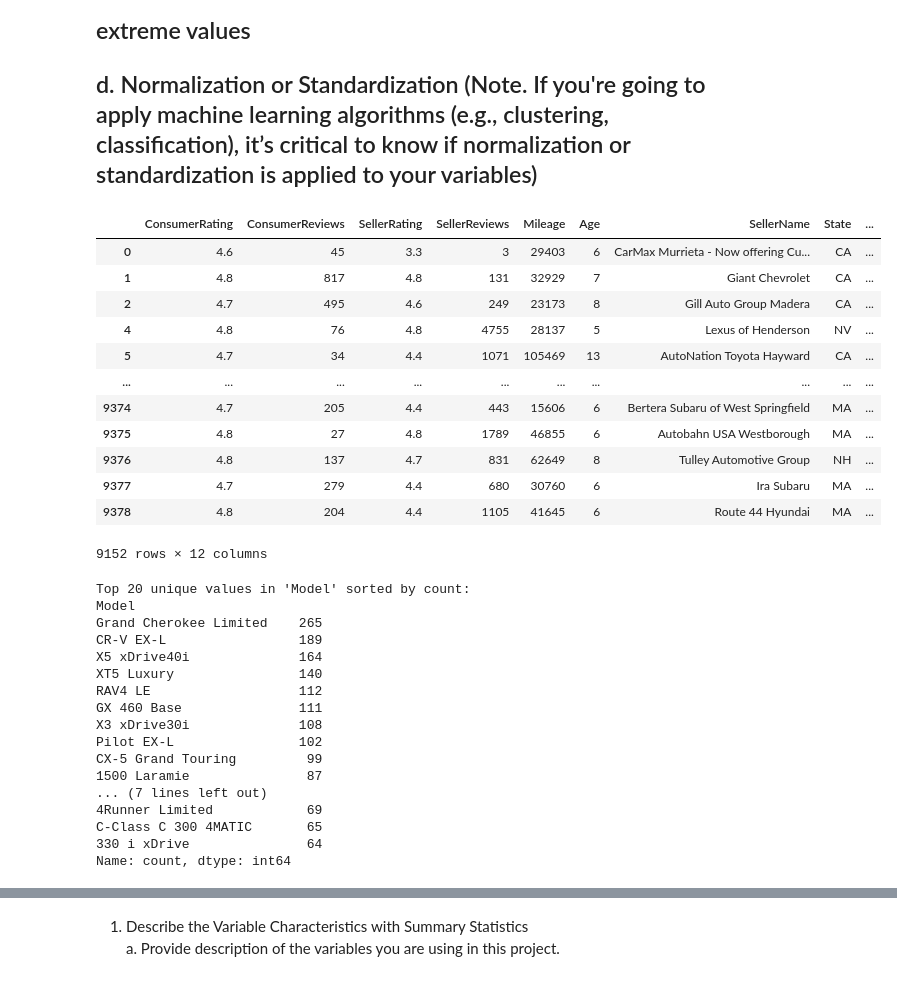
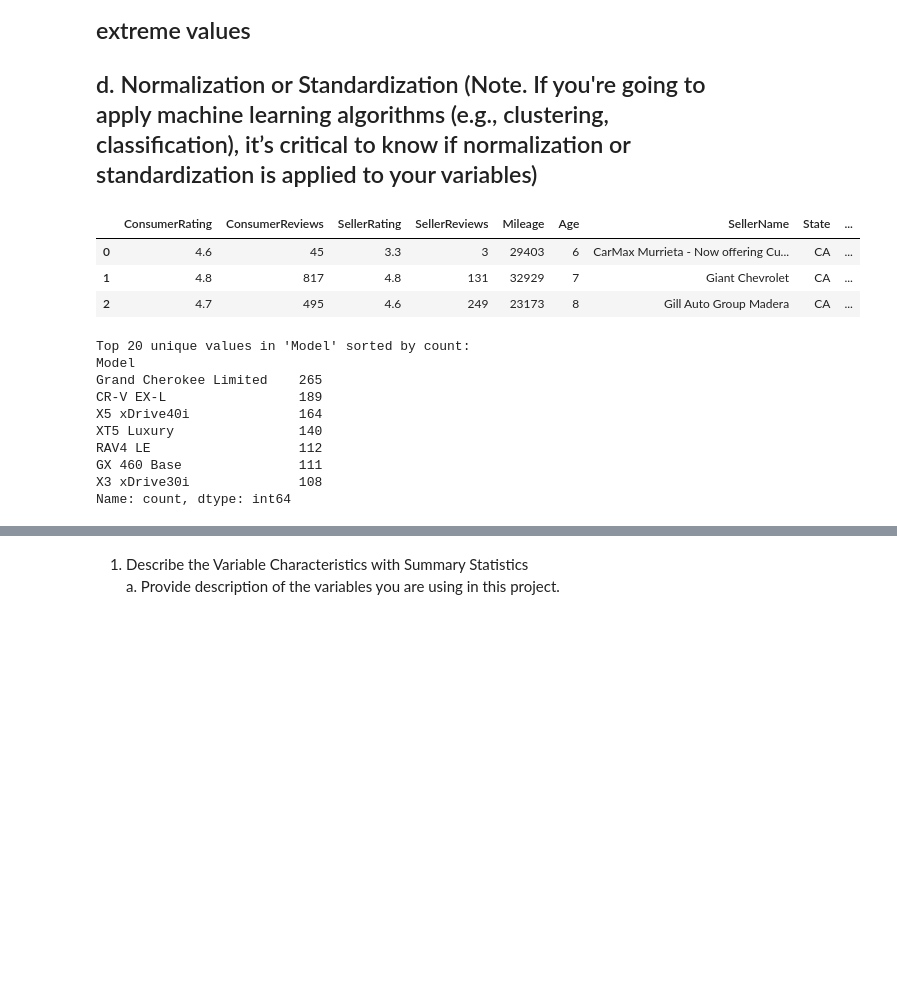
Before and after one commit to gabriel-joseph/data_science_portfolio, a Jupyter notebook: final_project/vance_final_project_eda.ipynb, the cells around one changed output, grey strips where cells are left out. Drawn from its saved outputs; the diff is of its cells as text; code cells hidden in the pictures; blank space fills up the shorter version.

```diff
--- a/final_project/vance_final_project_eda.ipynb
+++ b/final_project/vance_final_project_eda.ipynb
@@ -87,52 +89,47 @@ See the caveats in the documentation: https://pandas.pydata.org/pandas-docs/stab
 # %%
 #! Note! We will standardize and encode AFTER separating by make/model, as the make model will have their own distributions and we want to keep that information intact.
 #! However, we can write the functions NOW, so we can use them later.
-
-
 def encode_categorical(df, columns):
     for column in columns:
         df[column] = df[column].astype('category').cat.codes
     return df
 
 def standardize_numerical(df, columns):
     for column in columns:
         mean = df[column].mean()
         std = df[column].std()
         df[column] = (df[column] - mean) / std
     return df
 
 # For models comparing against each other, we will drop constant columns, such as "comfort rating". This is easier just to keep only the columns we want.
 unique_col = "Model"
-numerical_columns = ["ConsumerRating", "ConsumerReviews", "SellerRating", "SellerReviews", "Mileage","Age"]
+numerical_columns = ["ConsumerRating", "ConsumerReviews", "SellerRating", "SellerReviews", "Mileage", "Age"]
+# This is a more refined list of numerical columns
+columns_of_interest = ['Price', 'Mileage', 'Age', 'ConsumerRating', 'SellerRating', "ConsumerReviews", 'SellerReviews']
+
+# What we want to predict
 target = "Price"
+
+
 # State and zipcode might be redundant, but we will keep them for now.
 categorical_columns = ['SellerName', 'State', 'DealType','Zipcode']
 
 relevant_columns = numerical_columns + categorical_columns + [target] + [unique_col]
 
 cleaned_cars_df = cleaned_cars_df[relevant_columns]
-cleaned_cars_df
+cleaned_cars_df[:3]
 # %% [output]
 |  | ConsumerRating | ConsumerReviews | SellerRating | SellerReviews | Mileage | Age | SellerName | State | ... |
 | 0 | 4.6 | 45 | 3.3 | 3 | 29403 | 6 | CarMax Murrieta - Now offering Cu... | CA | ... |
 | 1 | 4.8 | 817 | 4.8 | 131 | 32929 | 7 | Giant Chevrolet | CA | ... |
 | 2 | 4.7 | 495 | 4.6 | 249 | 23173 | 8 | Gill Auto Group Madera | CA | ... |
-| 4 | 4.8 | 76 | 4.8 | 4755 | 28137 | 5 | Lexus of Henderson | NV | ... |
-| 5 | 4.7 | 34 | 4.4 | 1071 | 105469 | 13 | AutoNation Toyota Hayward | CA | ... |
-| ... | ... | ... | ... | ... | ... | ... | ... | ... | ... |
-| 9374 | 4.7 | 205 | 4.4 | 443 | 15606 | 6 | Bertera Subaru of West Springfield | MA | ... |
-| 9375 | 4.8 | 27 | 4.8 | 1789 | 46855 | 6 | Autobahn USA Westborough | MA | ... |
-| 9376 | 4.8 | 137 | 4.7 | 831 | 62649 | 8 | Tulley Automotive Group | NH | ... |
-| 9377 | 4.7 | 279 | 4.4 | 680 | 30760 | 6 | Ira Subaru | MA | ... |
-| 9378 | 4.8 | 204 | 4.4 | 1105 | 41645 | 6 | Route 44 Hyundai | MA | ... |
-9152 rows × 12 columns
 # %%
 # Count unique values and sort by frequency (descending)
 mode_counts = cleaned_cars_df['Model'].value_counts()
 
 # Print the top 20 models by count
 print("Top 20 unique values in 'Model' sorted by count:")
-print(mode_counts.head(20))
+print(mode_counts.head(7))
 
 
 '''
@@ -161,12 +158,5 @@ XT5 Luxury                140
 RAV4 LE                   112
 GX 460 Base               111
 X3 xDrive30i              108
-Pilot EX-L                102
-CX-5 Grand Touring         99
-1500 Laramie               87
-... (7 lines left out)
-4Runner Limited            69
-C-Class C 300 4MATIC       65
-330 i xDrive               64
 Name: count, dtype: int64
 # %%
```
Also changed, not shown: parts of 22 cells of this notebook.
